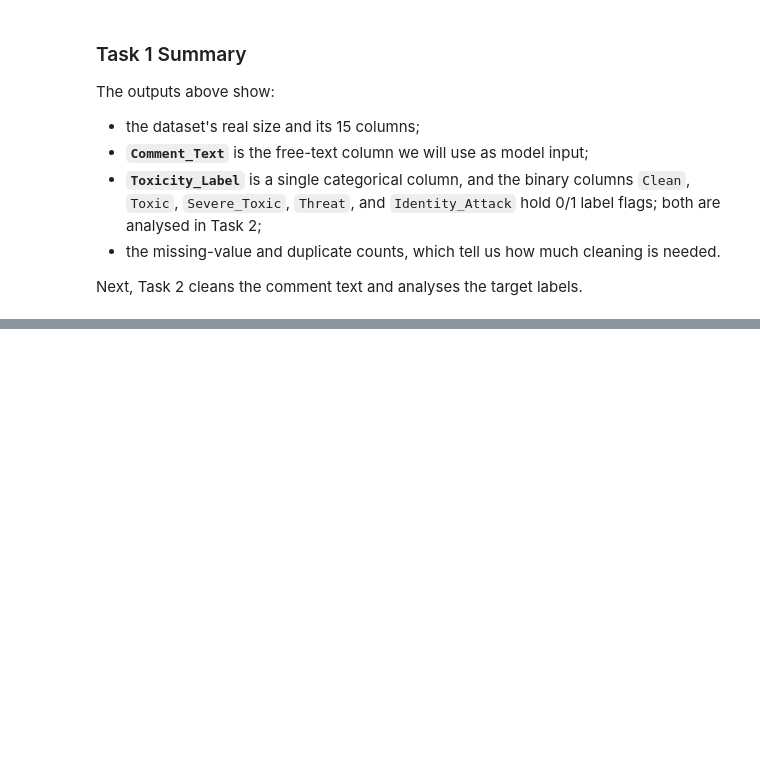
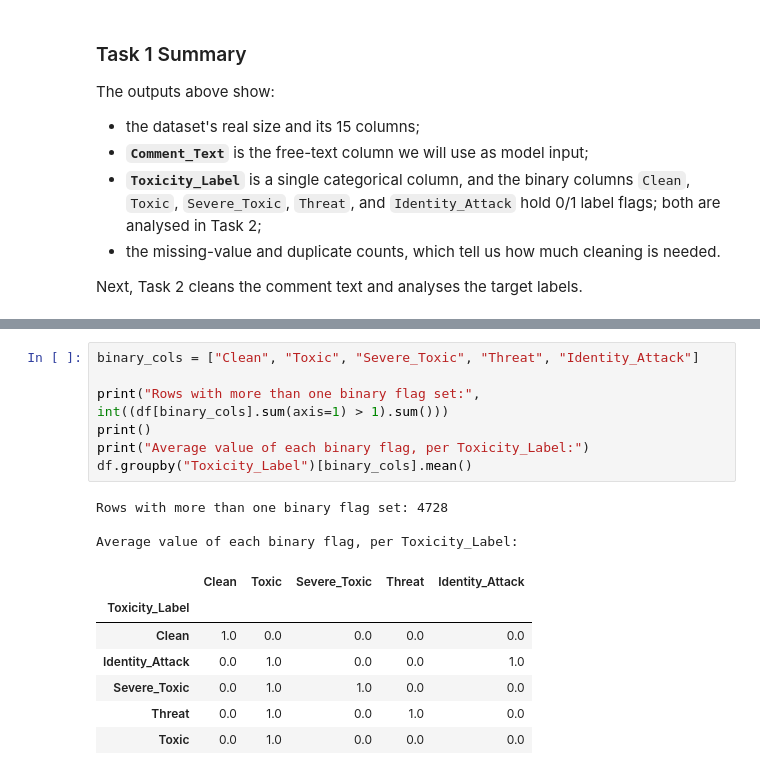
Before and after one commit to ah0890/toxic-comment-classification-dl, a Jupyter notebook: notebooks/toxic_comment_classification.ipynb, the cells around one changed output, grey strips where cells are left out. Cells and saved outputs as stored; diff of their text form; blank space fills up the shorter version.

```diff
--- a/notebooks/toxic_comment_classification.ipynb
+++ b/notebooks/toxic_comment_classification.ipynb
@@ -294,0 +562,18 @@ Next, Task 2 cleans the comment text and analyses the target labels.
+# %%
+binary_cols = ["Clean", "Toxic", "Severe_Toxic", "Threat", "Identity_Attack"]
+
+print("Rows with more than one binary flag set:", int((df[binary_cols].sum(axis=1) > 1).sum()))
+print()
+print("Average value of each binary flag, per Toxicity_Label:")
+df.groupby("Toxicity_Label")[binary_cols].mean()
+# %% [output]
+Rows with more than one binary flag set: 4728
+
+Average value of each binary flag, per Toxicity_Label:
+|  | Clean | Toxic | Severe_Toxic | Threat | Identity_Attack |
+| Toxicity_Label |  |  |  |  |  |
+| Clean | 1.0 | 0.0 | 0.0 | 0.0 | 0.0 |
+| Identity_Attack | 0.0 | 1.0 | 0.0 | 0.0 | 1.0 |
+| Severe_Toxic | 0.0 | 1.0 | 1.0 | 0.0 | 0.0 |
+| Threat | 0.0 | 1.0 | 0.0 | 1.0 | 0.0 |
+| Toxic | 0.0 | 1.0 | 0.0 | 0.0 | 0.0 |
```
Also changed, not shown: parts of 30 cells of this notebook, 6 other files.
